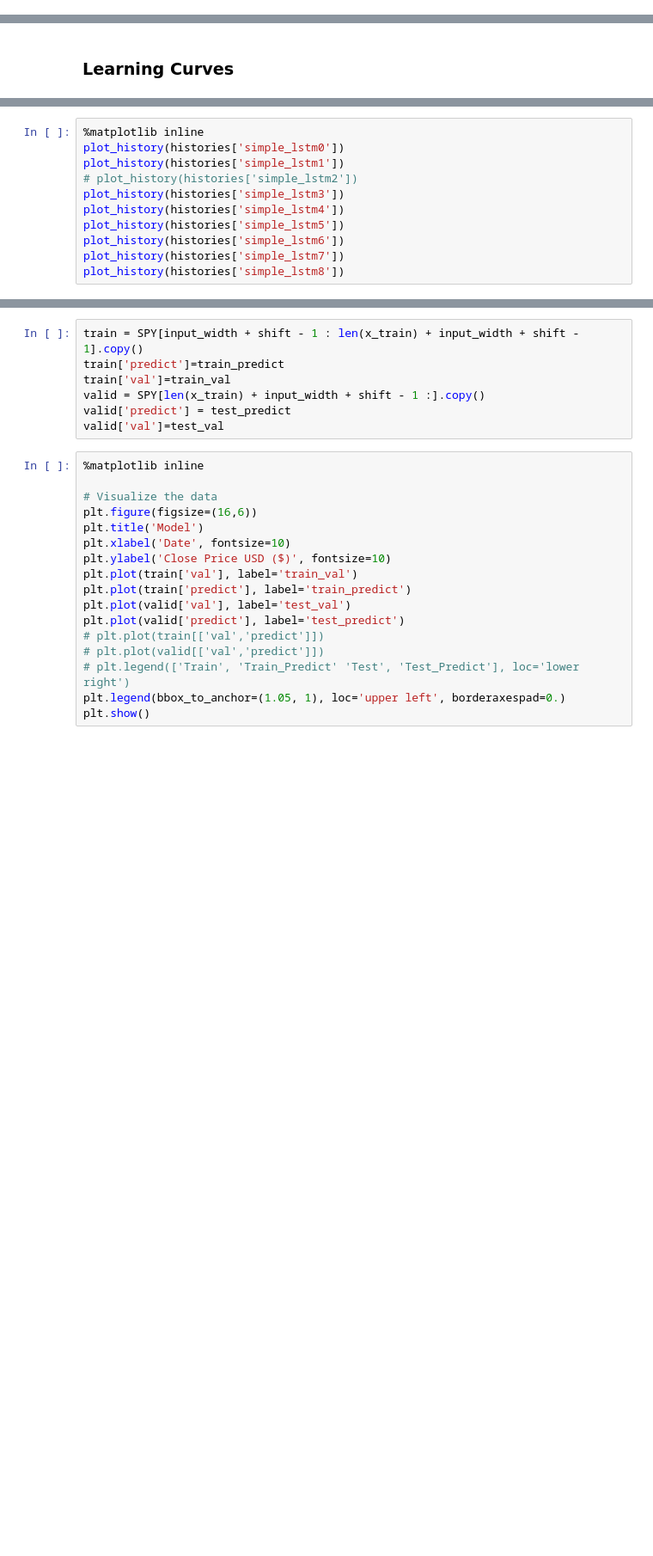
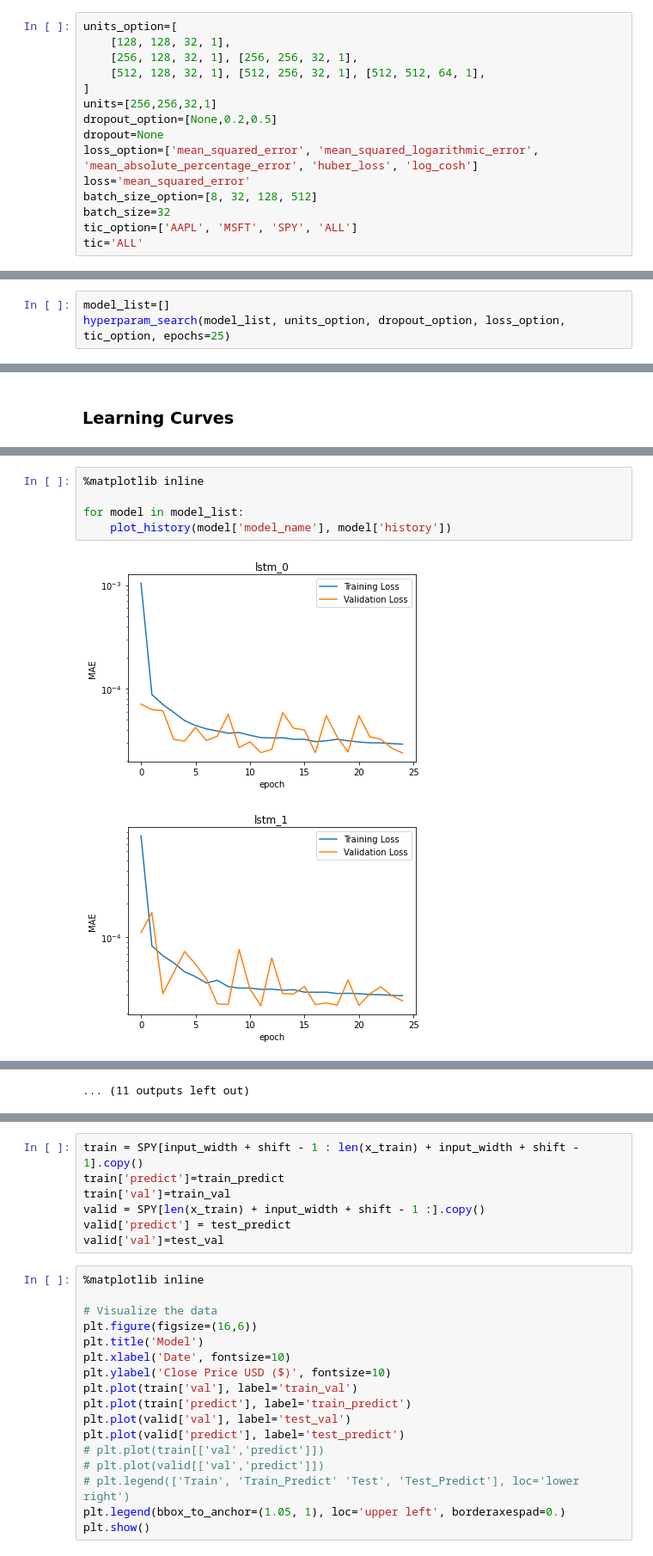
Before and after one commit to BichengWang/RL_stock_trading, a Jupyter notebook: LSTM_prediction.ipynb, the cells around one changed output, grey strips where cells are left out. Shown: that part at 86% size. Saved outputs shown, nothing was run; the diff lists cells and outputs as text; blank space fills up the shorter version.

Commit message:
LSTM Result and partially RL result

```diff
--- a/LSTM_prediction.ipynb
+++ b/LSTM_prediction.ipynb
@@ -704,0 +326,15 @@ list
+# %%
+units_option=[
+    [128, 128, 32, 1],
+    [256, 128, 32, 1], [256, 256, 32, 1],
+    [512, 128, 32, 1], [512, 256, 32, 1], [512, 512, 64, 1],
+]
+units=[256,256,32,1]
+dropout_option=[None,0.2,0.5]
+dropout=None
+loss_option=['mean_squared_error', 'mean_squared_logarithmic_error', 'mean_absolute_percentage_error', 'huber_loss', 'log_cosh']
+loss='mean_squared_error'
+batch_size_option=[8, 32, 128, 512]
+batch_size=32
+tic_option=['AAPL', 'MSFT', 'SPY', 'ALL']
+tic='ALL'
@@ -704,0 +480,3 @@ list
+# %%
+model_list=[]
+hyperparam_search(model_list, units_option, dropout_option, loss_option, tic_option, epochs=25)
@@ -718,12 +531,9 @@ def plot_history(history):
     plt.show()
 # %%
 %matplotlib inline
-plot_history(histories['simple_lstm0'])
-plot_history(histories['simple_lstm1'])
-# plot_history(histories['simple_lstm2'])
-plot_history(histories['simple_lstm3'])
-plot_history(histories['simple_lstm4'])
-plot_history(histories['simple_lstm5'])
-plot_history(histories['simple_lstm6'])
-plot_history(histories['simple_lstm7'])
-plot_history(histories['simple_lstm8'])
+
+for model in model_list:
+    plot_history(model['model_name'], model['history'])
+# %% [output]
+[figure, added]
+[figure, added]
@@ -729,0 +550 @@ plot_history(histories['simple_lstm8'])
+... (11 outputs left out)
```
Also changed, not shown: parts of 89 cells of this notebook, 2 other files.
